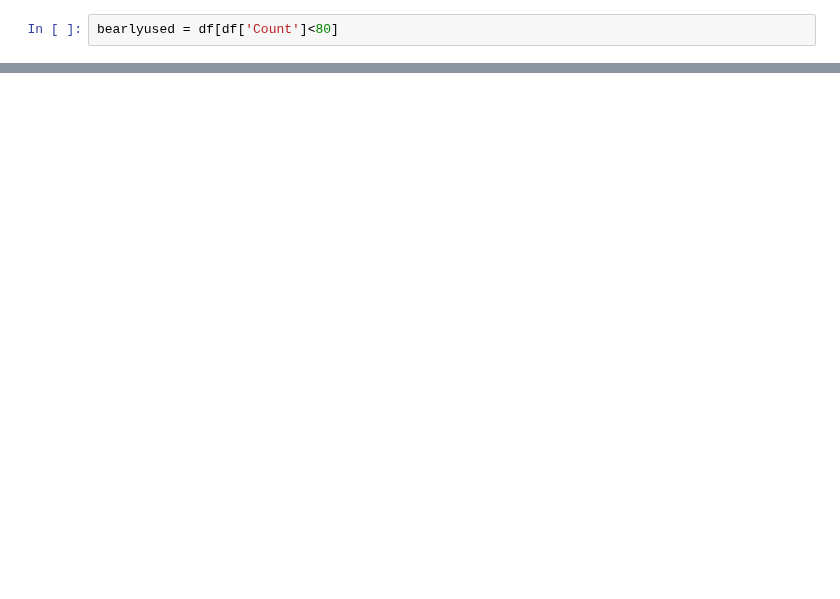
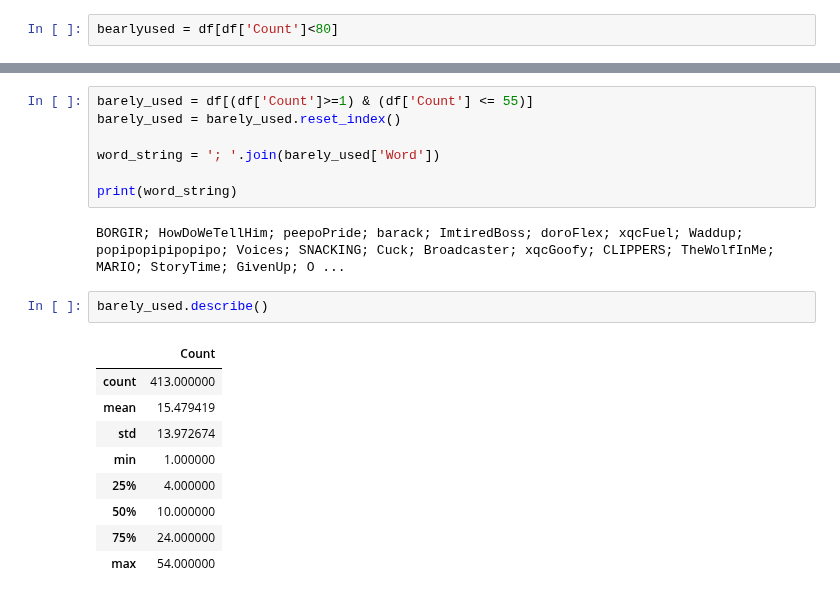
Before and after one commit to balintkardos/ChatlogDorozea, a Jupyter notebook: 7tvusage.ipynb, the cells around one changed output, grey strips where cells are left out. Saved outputs shown, nothing was run; the diff lists cells and outputs as text; blank space fills up the shorter version.

```diff
--- a/7tvusage.ipynb
+++ b/7tvusage.ipynb
@@ -217,0 +243,21 @@ bearlyused.describe()
+# %%
+barely_used = df[(df['Count']>=1) & (df['Count'] <= 55)]
+barely_used = barely_used.reset_index()
+
+word_string = '; '.join(barely_used['Word'])
+
+print(word_string)
+# %% [output]
+BORGIR; HowDoWeTellHim; peepoPride; barack; ImtiredBoss; doroFlex; xqcFuel; Waddup; popipopipipopipo; Voices; SNACKING; Cuck; Broadcaster; xqcGoofy; CLIPPERS; TheWolfInMe; MARIO; StoryTime; GivenUp; O ...
+# %%
+barely_used.describe()
+# %% [output]
+|  | Count |
+| count | 413.000000 |
+| mean | 15.479419 |
+| std | 13.972674 |
+| min | 1.000000 |
+| 25% | 4.000000 |
+| 50% | 10.000000 |
+| 75% | 24.000000 |
+| max | 54.000000 |
```
Also changed, not shown: parts of 19 cells of this notebook, 6 other files.
